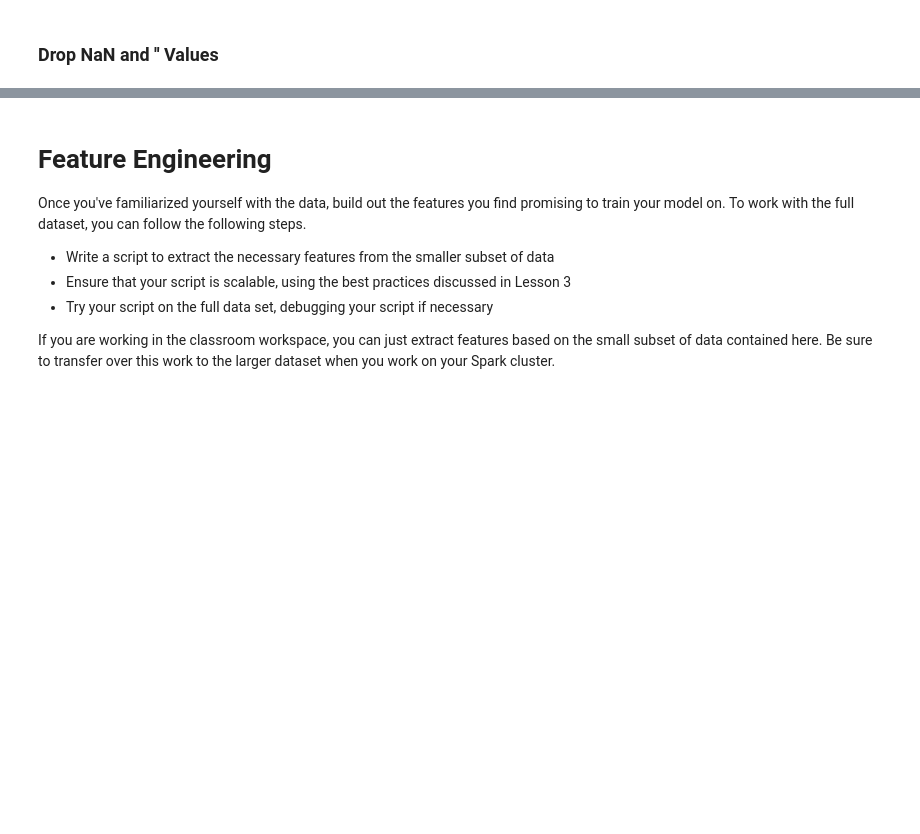
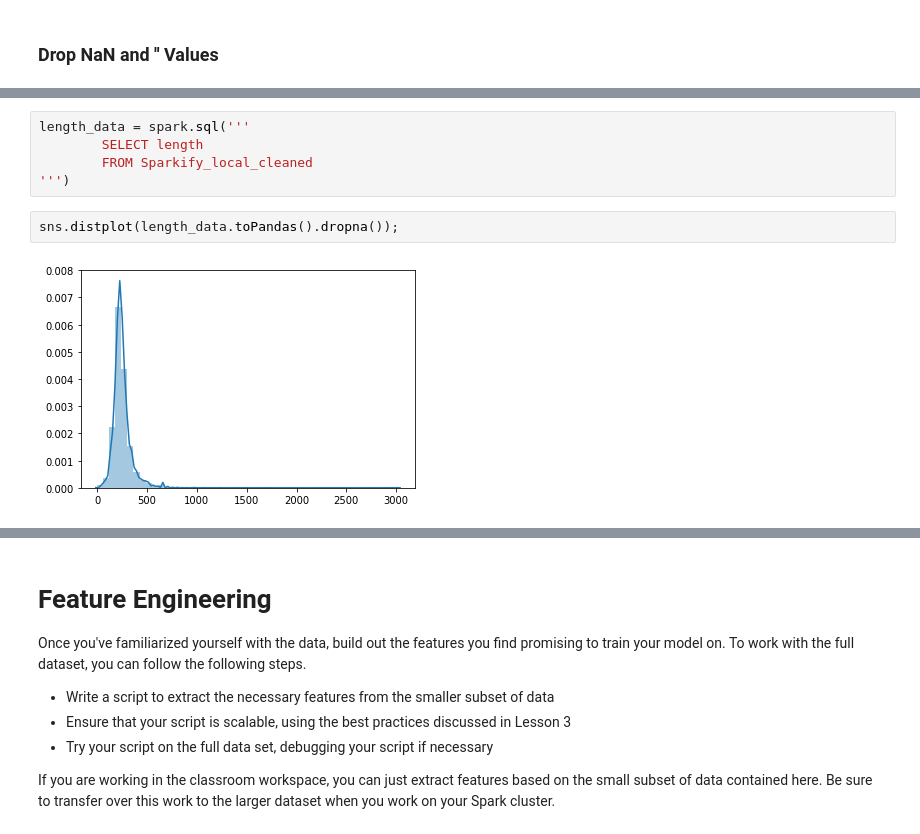
Before and after one commit to pato0301/sparkify_capstone_udacity, a Jupyter notebook: Sparkify.ipynb, the cells around one changed output, grey strips where cells are left out. Drawn from its saved outputs; the diff is of its cells as text; blank space fills up the shorter version.

```diff
--- a/Sparkify.ipynb
+++ b/Sparkify.ipynb
@@ -78,0 +165,9 @@ df_cleaned.take(1)
+# %%
+length_data = spark.sql('''
+        SELECT length
+        FROM Sparkify_local_cleaned
+''')
+# %%
+sns.distplot(length_data.toPandas().dropna());
+# %% [output]
+[figure, added]
```
Also changed, not shown: parts of 36 cells of this notebook.
